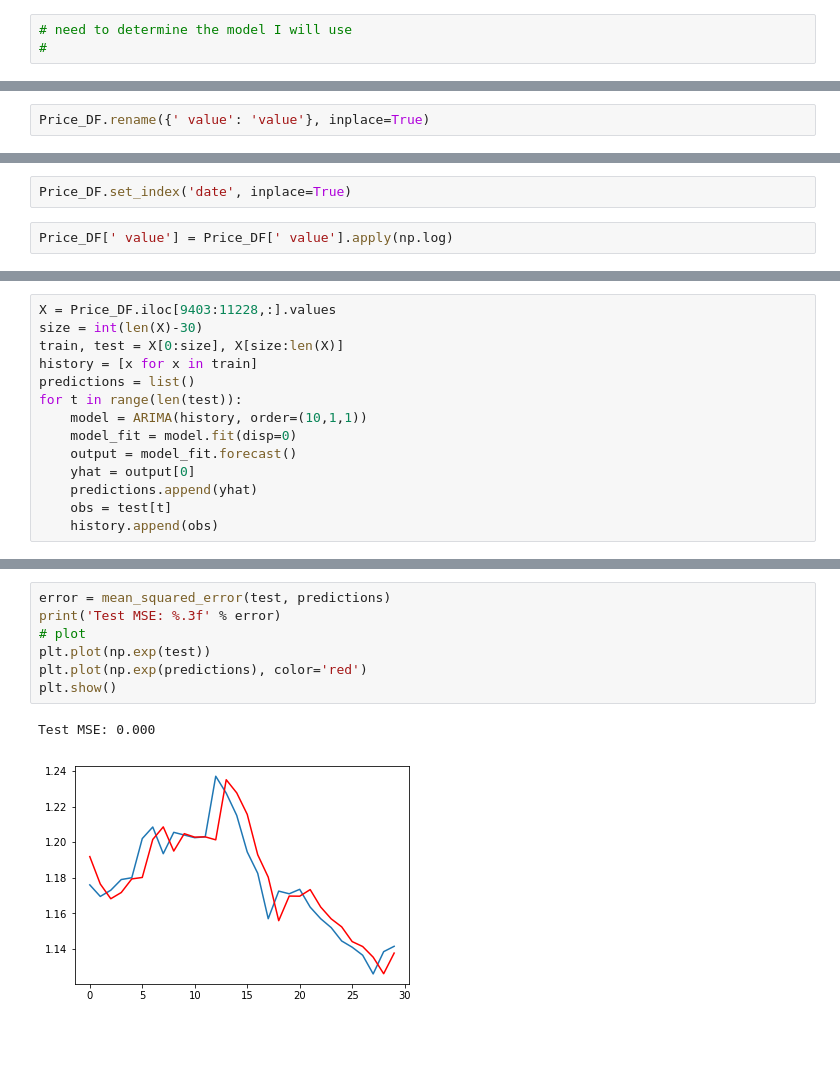
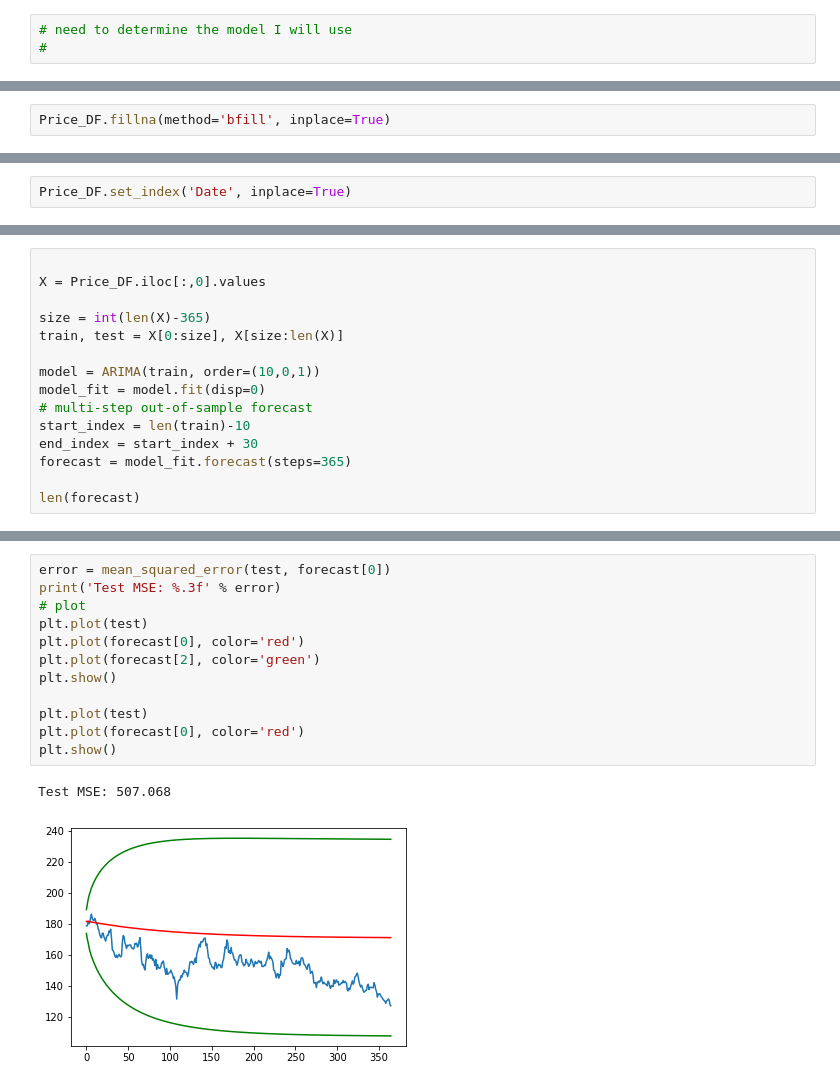
Before and after one commit to jgroth1/Project_1_Coffee_Price_Predictors, a Jupyter notebook: Analysis/Regression_Analysis.ipynb, the cells around one changed output, grey strips where cells are left out. Saved outputs shown, nothing was run; the diff lists cells and outputs as text; blank space fills up the shorter version.

```diff
--- a/Analysis/Regression_Analysis.ipynb
+++ b/Analysis/Regression_Analysis.ipynb
@@ -56,2 +87,2 @@ dtype: object
 # %%
-Price_DF.rename({' value': 'value'}, inplace=True)
+Price_DF.fillna(method='bfill', inplace=True)
@@ -168,4 +178,2 @@ plt.show()
 # %%
-Price_DF.set_index('date', inplace=True)
+Price_DF.set_index('Date', inplace=True)
-# %%
-Price_DF[' value'] = Price_DF[' value'].apply(np.log)
@@ -213,15 +234,16 @@ max       0.124653
 # %%
-X = Price_DF.iloc[9403:11228,:].values
-size = int(len(X)-30)
+
+X = Price_DF.iloc[:,0].values
+
+size = int(len(X)-365)
 train, test = X[0:size], X[size:len(X)]
-history = [x for x in train]
-predictions = list()
-for t in range(len(test)):
-	model = ARIMA(history, order=(10,1,1))
-	model_fit = model.fit(disp=0)
-	output = model_fit.forecast()
-	yhat = output[0]
-	predictions.append(yhat)
-	obs = test[t]
-	history.append(obs)
+
+model = ARIMA(train, order=(10,0,1))
+model_fit = model.fit(disp=0)
+# multi-step out-of-sample forecast
+start_index = len(train)-10
+end_index = start_index + 30
+forecast = model_fit.forecast(steps=365)
+
+len(forecast)
 # %% [output]
@@ -229,10 +261,15 @@ NameError: name 'mean_squared_error' is not defined
 # %%
-error = mean_squared_error(test, predictions)
+error = mean_squared_error(test, forecast[0])
 print('Test MSE: %.3f' % error)
 # plot
-plt.plot(np.exp(test))
-plt.plot(np.exp(predictions), color='red')
+plt.plot(test)
+plt.plot(forecast[0], color='red')
+plt.plot(forecast[2], color='green')
 plt.show()
+
+plt.plot(test)
+plt.plot(forecast[0], color='red')
+plt.show()
 # %% [output]
-Test MSE: 0.000
+Test MSE: 507.068
-[figure, old version]
+[figure, new version]
```
Also changed, not shown: parts of 55 cells of this notebook, 7 other files.
